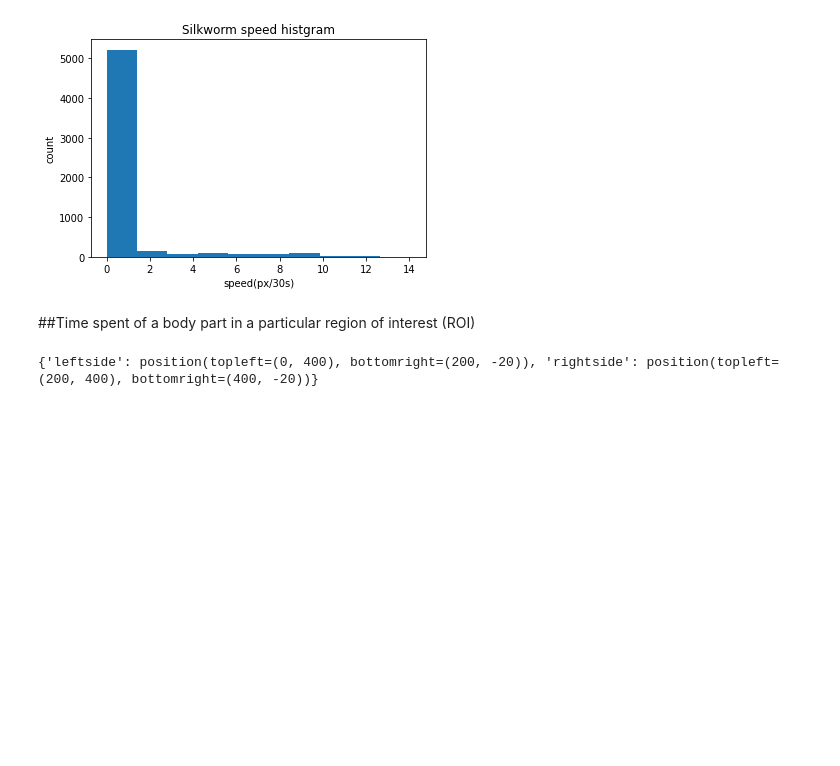
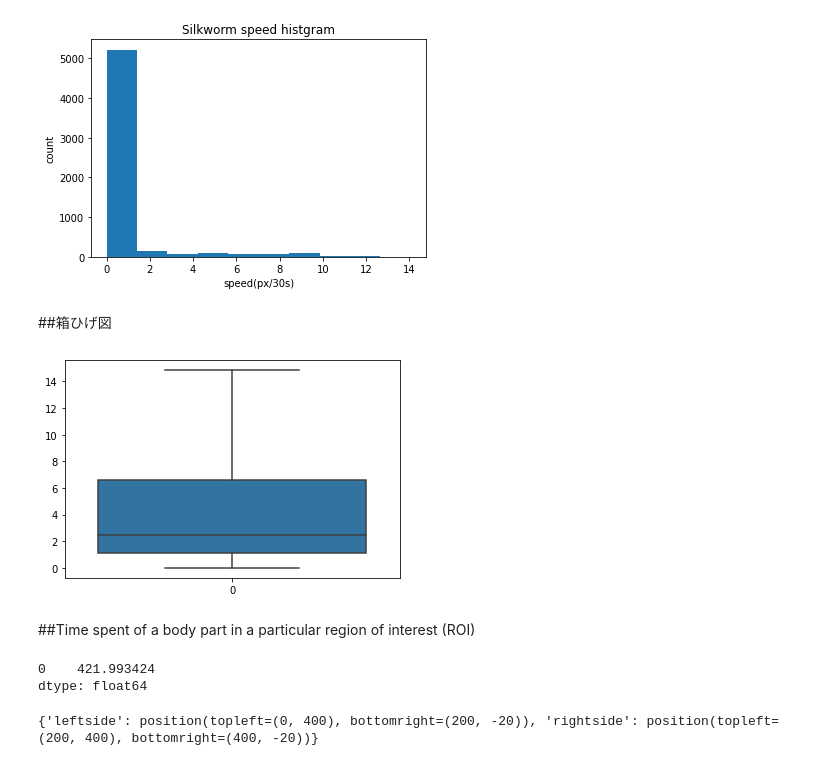
Before and after one commit to Banboo-glich/Banboo-glich.github.io, a Jupyter notebook: Velocity_distance.ipynb, the cells around one changed output. Saved outputs shown, nothing was run; the diff lists cells and outputs as text; code cells hidden in the pictures; blank space fills up the shorter version.

```diff
--- a/Velocity_distance.ipynb
+++ b/Velocity_distance.ipynb
@@ -42,7 +48,8 @@ print('画像の(高さ,幅,チャンネル):{}'.format(img.shape))
 # %%
 #絶対パスでdatanameにDLCの結果を格納する
 dataname = '/content/drive/MyDrive/Deeplabcut/Silkwom_single-MMasaki-2022-07-24/videos/BlackDLC_resnet50_Silkwom_singleJul24shuffle1_550000.h5'
-
+"scorerを入力"
+DLCscorer = 'DLC_resnet50_Silkwom_singleJul24shuffle1_550000'
 Dataframe = pd.read_hdf(os.path.join(dataname))
 Dataframe.head()
 # %% [output]
@@ -110,8 +121,32 @@ plt.ylabel('count')
 plt.show()
 # %% [output]
 [figure]
+# %% [markdown]
+##箱ひげ図
+# %%
+boxplot_vel = pd.DataFrame(vel)
+sns.boxplot(data=boxplot_vel, showfliers=False)
+# sns.stripplot(data=boxplot_vel, color='black')
+
+boxplot_vel = pd.DataFrame(vel)
+
+# fig = plt.figure(figsize=(4,4))
+# axes = fig.add_axes([0,.05,.8,.8])
+
+# #generate the boxplot
+# axes = sns.boxplot(x = 'experiment type', y = 'number of turns', data = df2boxplot, showfliers = True, fliersize = 1)
+
+# #add individual data points to the boxplot
+# axes = sns.swarmplot(x = 'experiment type', y = "number of turns", data = df2boxplot, color = ".25")
+# %% [output]
+[figure, added]
 # %% [markdown]
 ##Time spent of a body part in a particular region of interest (ROI)
+# %%
+np.max(boxplot_vel)
+# %% [output]
+0    421.993424
+dtype: float64
 # %%
 #define bounding boxes (here for left and right side of treadmill, displayed below)
 from collections import namedtuple
```
Also changed, not shown: parts of 16 cells of this notebook.
